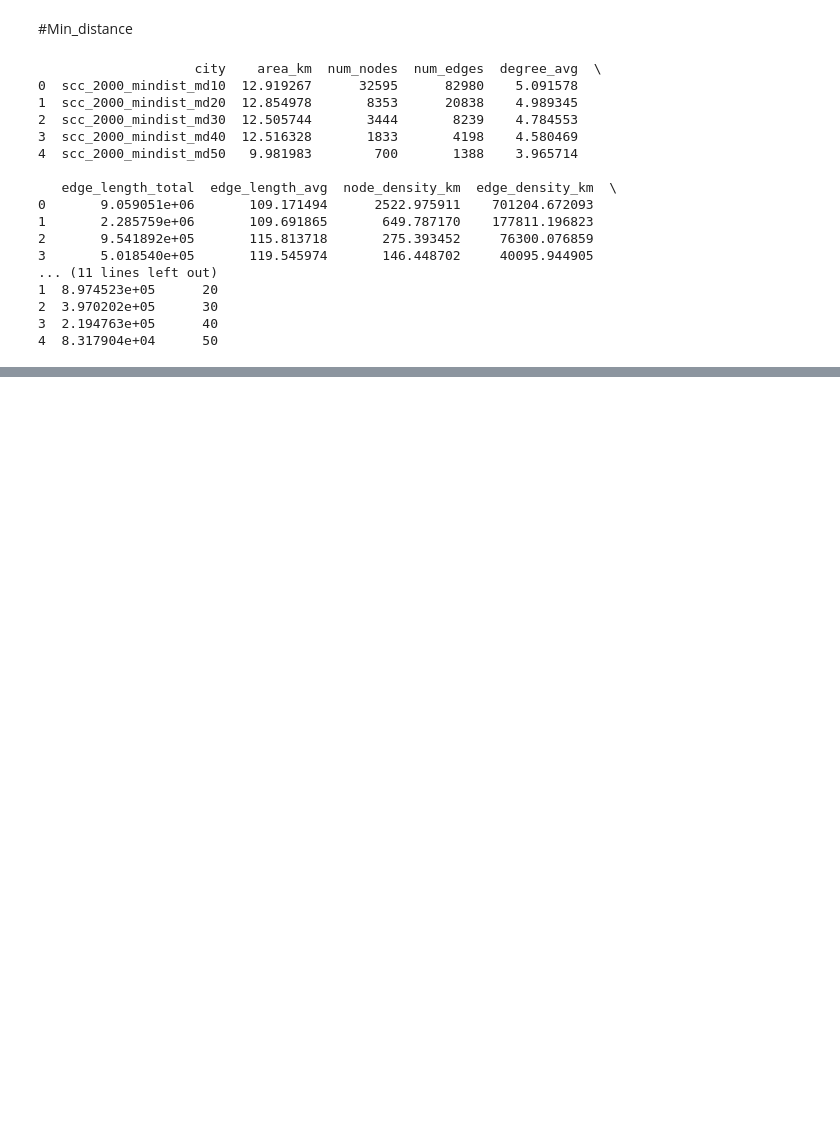
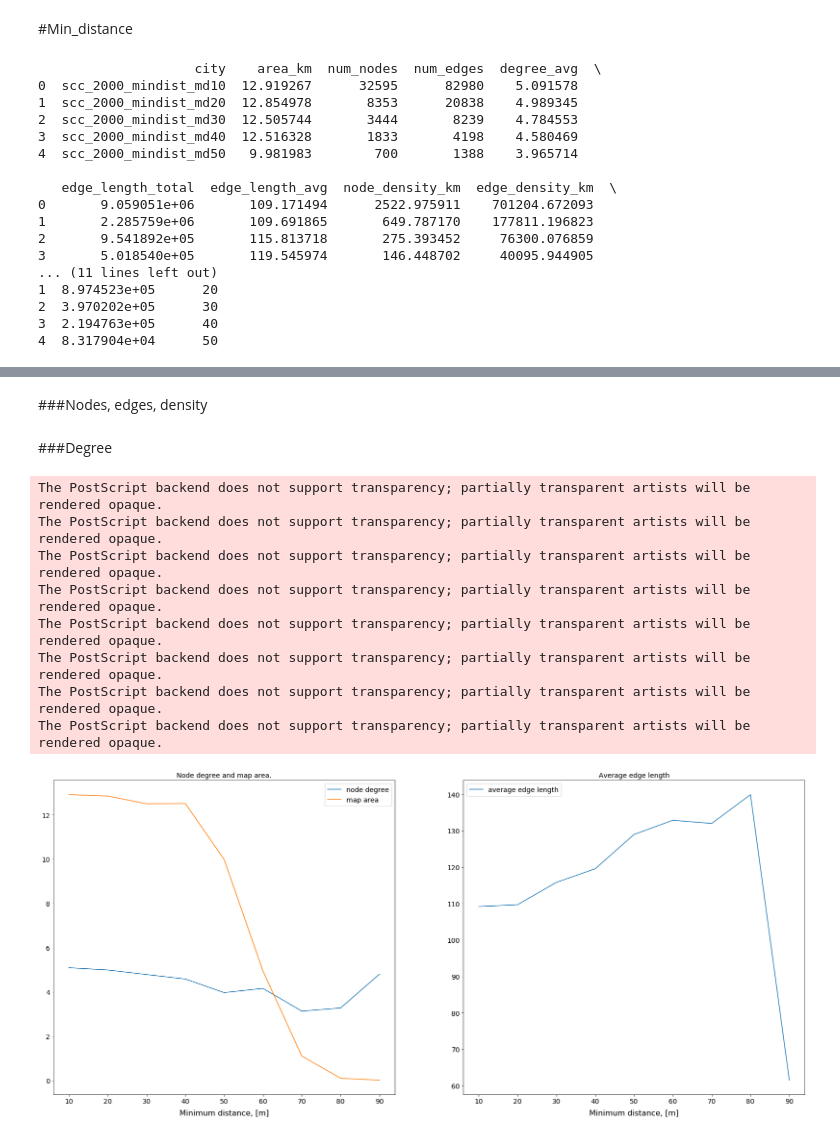
Before and after one commit to kholkolg/map_generation, a Jupyter notebook: proc_model/min_distance.ipynb, the cells around one changed output, grey strips where cells are left out. Drawn from its saved outputs; the diff is of its cells as text; code cells hidden in the pictures; blank space fills up the shorter version.

```diff
--- a/proc_model/min_distance.ipynb
+++ b/proc_model/min_distance.ipynb
@@ -59,0 +84,30 @@ df.plot(kind='line', x='mindist', y='node_density_km', label='node density', ax=
+# %% [markdown]
+###Nodes, edges, density
+# %% [markdown]
+###Degree
+# %%
+fig, axes = plt.subplots(ncols=2,  sharex=True, figsize=(28, 12))
+
+ax = axes[0]
+df.plot(kind='line', x='mindist', y='degree_avg', label='node degree', ax=ax)
+df.plot(kind='line', x='mindist', y='area_km', label='map area', ax=ax)
+ax.set_xlabel('Minimum distance, [m]', labelpad=10)
+
+ax.set_title('Node degree and map area.')
+ax = axes[1]
+df.plot(kind='line', x='mindist', y='edge_length_avg', label='average edge length', ax=ax)
+
+ax.set_title('Average edge length')
+ax.set_xlabel('Minimum distance, [m]', labelpad=10)
+if SAVE:
+    plt.savefig(path.join(output_dir, 'mindist2.eps'), bbox_inches='tight')
+# %% [output]
+The PostScript backend does not support transparency; partially transparent artists will be rendered opaque.
+The PostScript backend does not support transparency; partially transparent artists will be rendered opaque.
+The PostScript backend does not support transparency; partially transparent artists will be rendered opaque.
+The PostScript backend does not support transparency; partially transparent artists will be rendered opaque.
+The PostScript backend does not support transparency; partially transparent artists will be rendered opaque.
+The PostScript backend does not support transparency; partially transparent artists will be rendered opaque.
+The PostScript backend does not support transparency; partially transparent artists will be rendered opaque.
+The PostScript backend does not support transparency; partially transparent artists will be rendered opaque.
+[figure, added]
```
Also changed, not shown: parts of 5 cells of this notebook, 2 other files.
